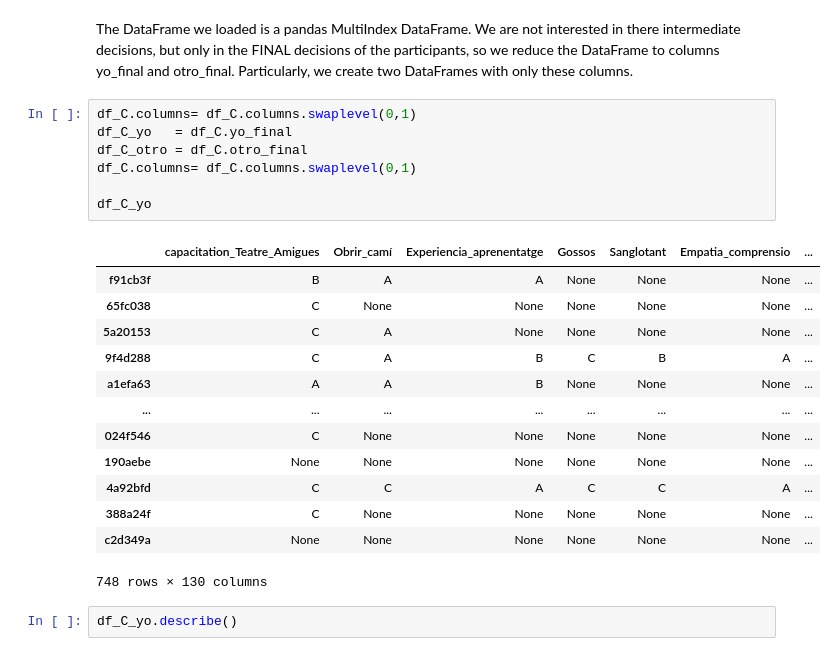
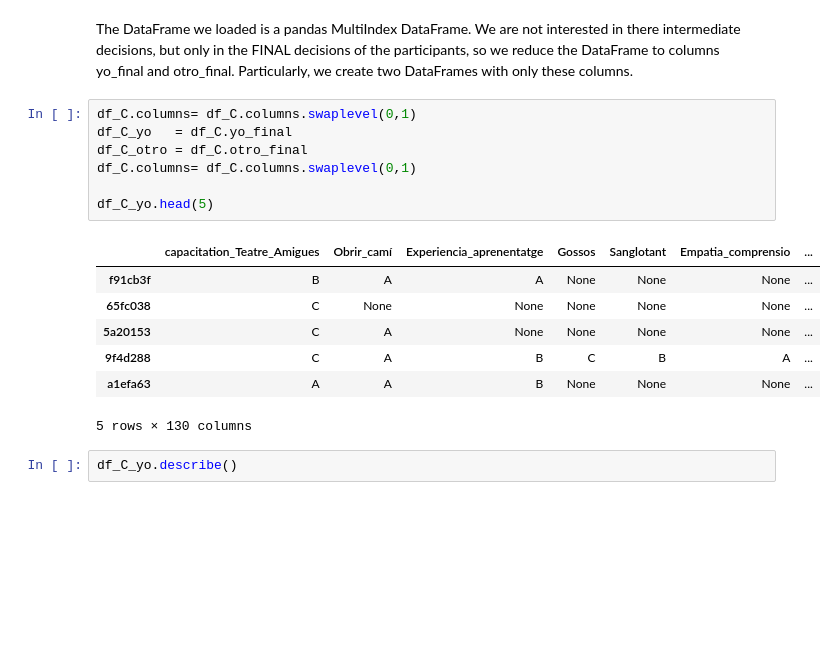
Before and after one commit to oriolmp/TFG_Fisica, a Jupyter notebook: TFG_Oriol_Notebook.ipynb, the cells around one changed output. Cells and saved outputs as stored; diff of their text form; blank space fills up the shorter version.

```diff
--- a/TFG_Oriol_Notebook.ipynb
+++ b/TFG_Oriol_Notebook.ipynb
@@ -35,24 +35,18 @@ The DataFrame we loaded is a pandas MultiIndex DataFrame. We are not interested
 # %%
 df_C.columns= df_C.columns.swaplevel(0,1)
 df_C_yo   = df_C.yo_final
 df_C_otro = df_C.otro_final
 df_C.columns= df_C.columns.swaplevel(0,1)
 
-df_C_yo
+df_C_yo.head(5)
 # %% [output]
 |  | capacitation_Teatre_Amigues | Obrir_camí | Experiencia_aprenentatge | Gossos | Sanglotant | Empatia_comprensio | ... |
 | f91cb3f | B | A | A | None | None | None | ... |
 | 65fc038 | C | None | None | None | None | None | ... |
 | 5a20153 | C | A | None | None | None | None | ... |
 | 9f4d288 | C | A | B | C | B | A | ... |
 | a1efa63 | A | A | B | None | None | None | ... |
-| ... | ... | ... | ... | ... | ... | ... | ... |
-| 024f546 | C | None | None | None | None | None | ... |
-| 190aebe | None | None | None | None | None | None | ... |
-| 4a92bfd | C | C | A | C | C | A | ... |
-| 388a24f | C | None | None | None | None | None | ... |
-| c2d349a | None | None | None | None | None | None | ... |
-748 rows × 130 columns
+5 rows × 130 columns
 # %%
 df_C_yo.describe()
 # %% [output]
```
Also changed, not shown: parts of 3 cells of this notebook, 2 other files.
